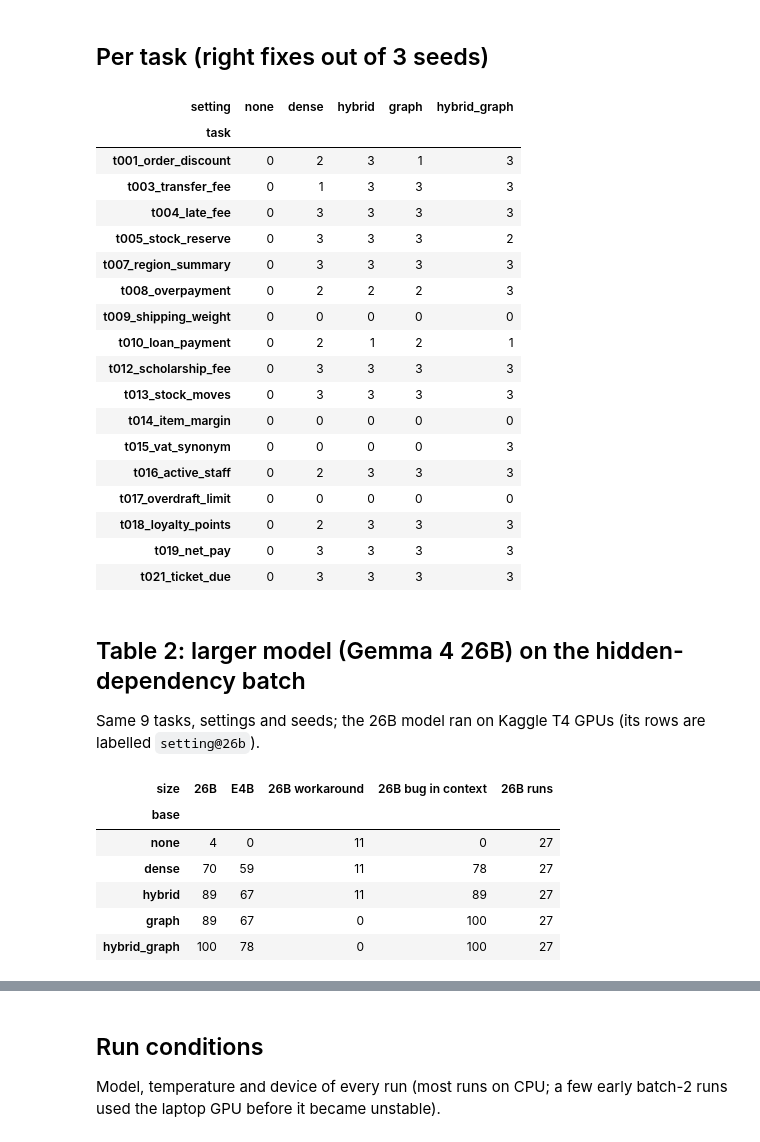
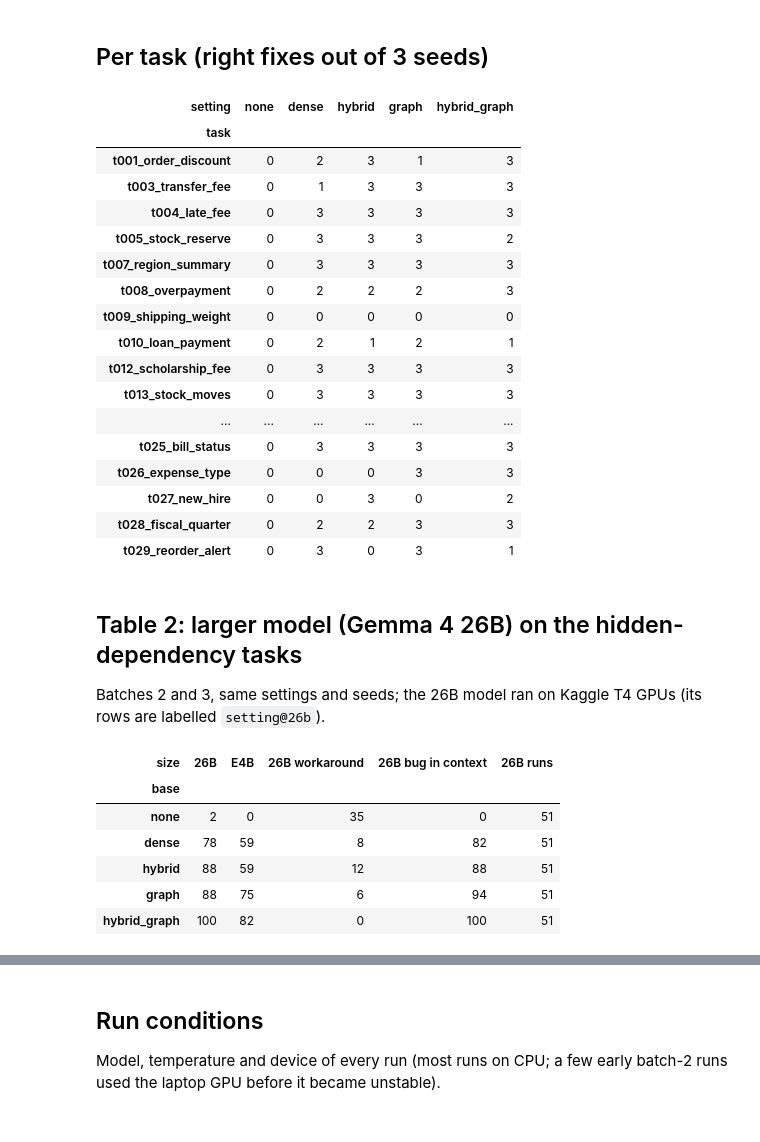
Before and after one commit to akhterquddus-ops/plsql-fix, a Jupyter notebook: notebooks/plsql_fix_results.ipynb, the cells around one changed output, grey strips where cells are left out. Cells and saved outputs as stored; diff of their text form; code cells hidden in the pictures.

```diff
--- a/notebooks/plsql_fix_results.ipynb
+++ b/notebooks/plsql_fix_results.ipynb
@@ -21,8 +21,10 @@ runs = pd.read_csv(paths[0])
 print('Loaded', paths[0], '->', len(runs), 'runs,', runs.task.nunique(), 'tasks')
 
 SETTINGS = ['none', 'dense', 'hybrid', 'graph', 'hybrid_graph']
-BATCH2 = {f't0{i}' for i in range(12, 22)}
-runs['batch'] = runs.task.str[:4].map(lambda t: 2 if t in BATCH2 else 1)
+def batch_of(task):  # 1: plain calls, 2-3: hidden dependencies (triggers, views, synonyms, types)
+    n = int(task[1:4]) if task[:1] == 't' and task[1:4].isdigit() else 0
+    return 3 if n >= 22 else 2 if n >= 12 else 1
+runs['batch'] = runs.task.map(batch_of)
 main = runs[runs.setting.isin(SETTINGS)].copy()
 print(main.groupby(['category', 'setting']).size().unstack())
 # %% [output]
@@ -156,36 +168,35 @@ per_task
 | t010_loan_payment | 0 | 2 | 1 | 2 | 1 |
 | t012_scholarship_fee | 0 | 3 | 3 | 3 | 3 |
 | t013_stock_moves | 0 | 3 | 3 | 3 | 3 |
-| t014_item_margin | 0 | 0 | 0 | 0 | 0 |
-| t015_vat_synonym | 0 | 0 | 0 | 0 | 3 |
-| t016_active_staff | 0 | 2 | 3 | 3 | 3 |
-| t017_overdraft_limit | 0 | 0 | 0 | 0 | 0 |
-| t018_loyalty_points | 0 | 2 | 3 | 3 | 3 |
-| t019_net_pay | 0 | 3 | 3 | 3 | 3 |
-| t021_ticket_due | 0 | 3 | 3 | 3 | 3 |
+| ... | ... | ... | ... | ... | ... |
+| t025_bill_status | 0 | 3 | 3 | 3 | 3 |
+| t026_expense_type | 0 | 0 | 0 | 3 | 3 |
+| t027_new_hire | 0 | 0 | 3 | 0 | 2 |
+| t028_fiscal_quarter | 0 | 2 | 2 | 3 | 3 |
+| t029_reorder_alert | 0 | 3 | 0 | 3 | 1 |
 # %% [markdown]
-## Table 2: larger model (Gemma 4 26B) on the hidden-dependency batch
+## Table 2: larger model (Gemma 4 26B) on the hidden-dependency tasks
 
-Same 9 tasks, settings and seeds; the 26B model ran on Kaggle T4 GPUs (its rows are labelled `setting@26b`).
+Batches 2 and 3, same settings and seeds; the 26B model ran on Kaggle T4 GPUs (its rows are labelled `setting@26b`).
 # %%
-b2 = runs[(runs.batch == 2) & (runs.category == 'cross_object')].copy()
+b2 = runs[runs.batch.isin([2, 3]) & (runs.category == 'cross_object')].copy()
 b2['size'] = b2.setting.str.contains('@26b').map({True: '26B', False: 'E4B'})
 b2['base'] = b2.setting.str.replace('@26b', '', regex=False)
 b2 = b2[b2.base.isin(SETTINGS)]
 t2 = b2.pivot_table(index='base', columns='size', values='right_fix', aggfunc='mean').reindex(SETTINGS) * 100
 big = b2[b2['size'] == '26B'].groupby('base')
 t2['26B workaround'] = 100 * big.workaround.mean()
 t2['26B bug in context'] = 100 * big.bug_in_ctx.mean()
 t2['26B runs'] = big.size()
 t2.round(0).astype(int)
 # %% [output]
 | size | 26B | E4B | 26B workaround | 26B bug in context | 26B runs |
 | base |  |  |  |  |  |
-| none | 4 | 0 | 11 | 0 | 27 |
-| dense | 70 | 59 | 11 | 78 | 27 |
-| hybrid | 89 | 67 | 11 | 89 | 27 |
-| graph | 89 | 67 | 0 | 100 | 27 |
-| hybrid_graph | 100 | 78 | 0 | 100 | 27 |
+| none | 2 | 0 | 35 | 0 | 51 |
+| dense | 78 | 59 | 8 | 82 | 51 |
+| hybrid | 88 | 59 | 12 | 88 | 51 |
+| graph | 88 | 75 | 6 | 94 | 51 |
+| hybrid_graph | 100 | 82 | 0 | 100 | 51 |
 # %%
 wide26 = b2.pivot_table(index=['task', 'seed'], columns='setting', values='right_fix', aggfunc='first').astype(bool)
 
```
Also changed, not shown: parts of 8 cells of this notebook, 2 other files.
